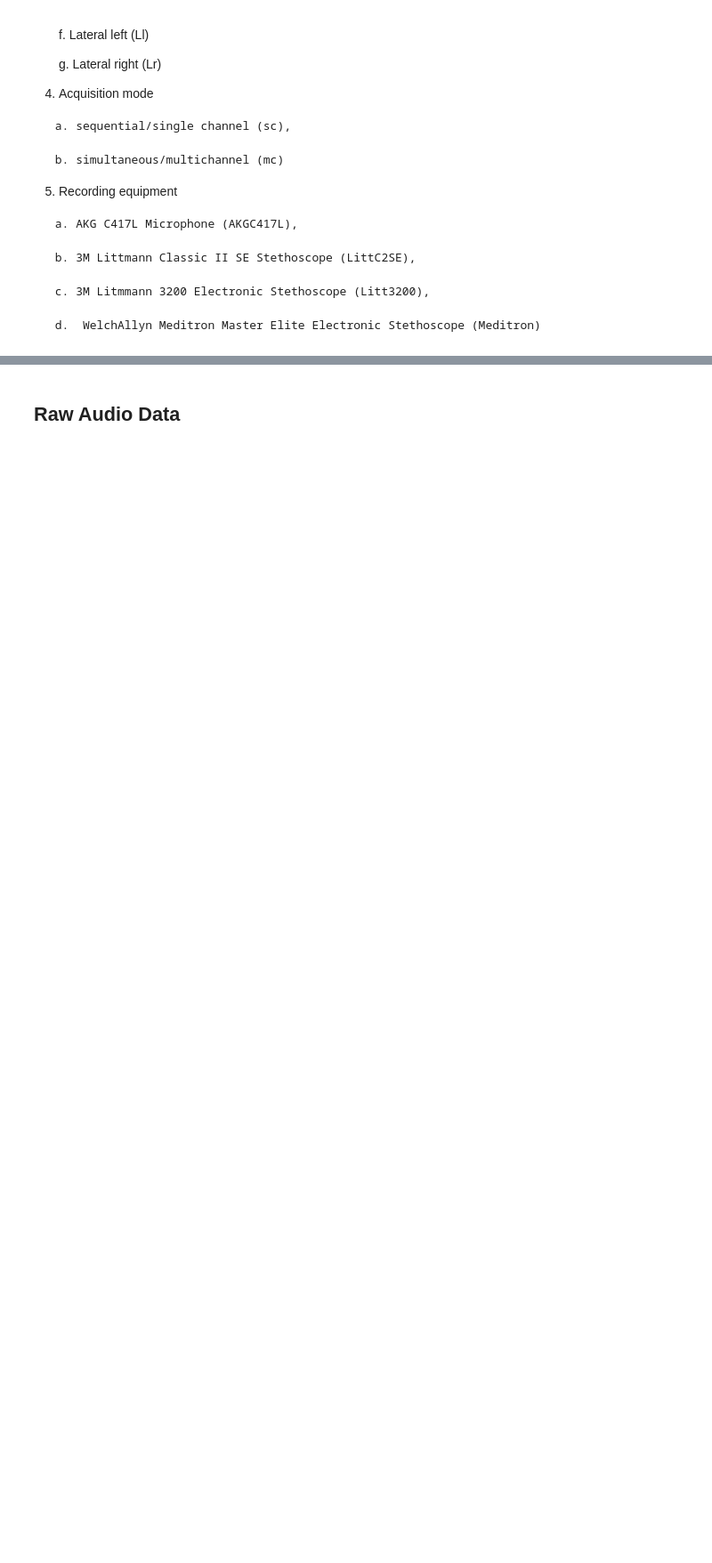
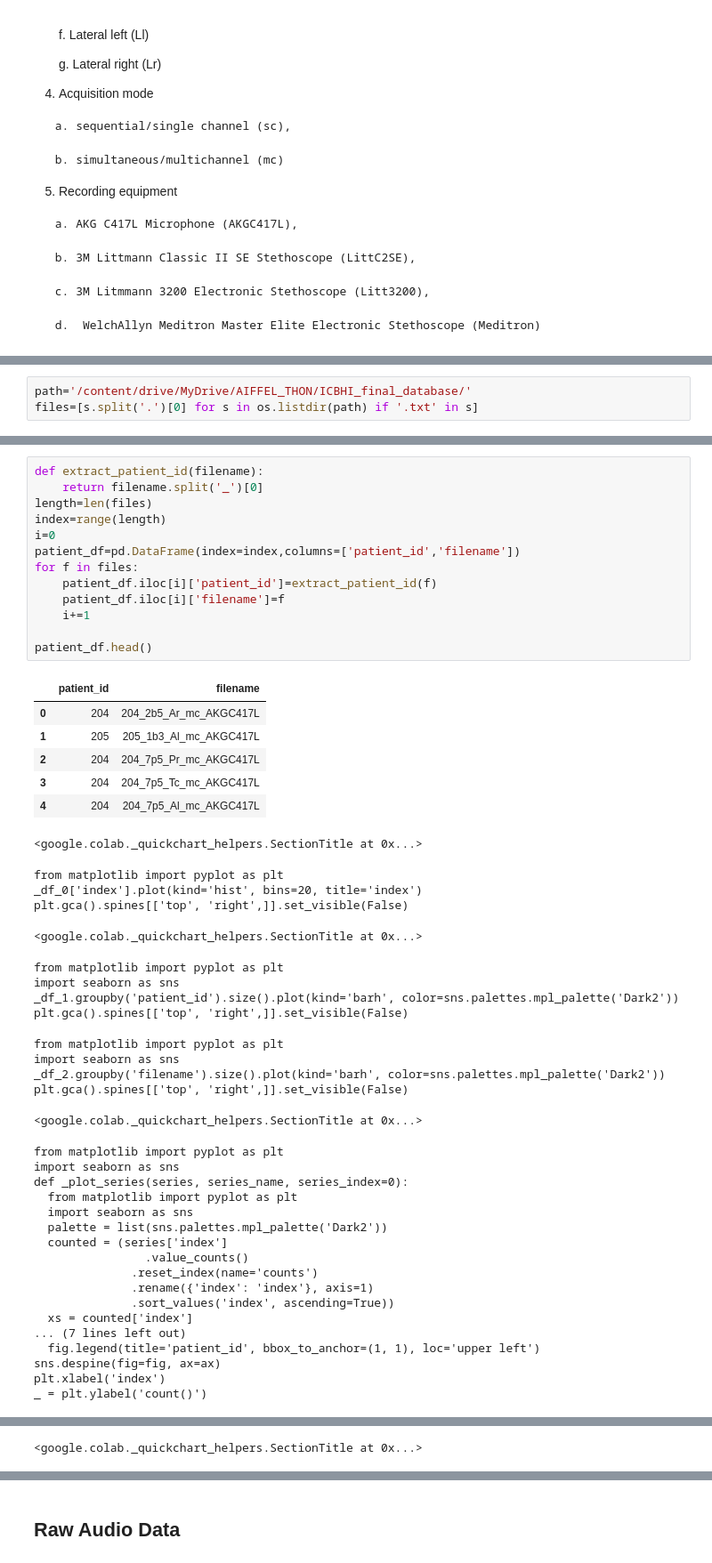
Before and after one commit to team-Sogaksa/Respiratory_CL, a Jupyter notebook: data/icbhi_data_eda.ipynb, the cells around one changed output, grey strips where cells are left out. Shown at 89% size. Cells and saved outputs as stored; diff of their text form; blank space fills up the shorter version.

```diff
--- a/data/icbhi_data_eda.ipynb
+++ b/data/icbhi_data_eda.ipynb
@@ -46,0 +96,3 @@ import pandas as pd
+# %%
+path='/content/drive/MyDrive/AIFFEL_THON/ICBHI_final_database/'
+files=[s.split('.')[0] for s in os.listdir(path) if '.txt' in s]
@@ -46,0 +112,51 @@ import pandas as pd
+# %%
+def extract_patient_id(filename):
+    return filename.split('_')[0]
+length=len(files)
+index=range(length)
+i=0
+patient_df=pd.DataFrame(index=index,columns=['patient_id','filename'])
+for f in files:
+    patient_df.iloc[i]['patient_id']=extract_patient_id(f)
+    patient_df.iloc[i]['filename']=f
+    i+=1
+
+patient_df.head()
+# %% [output]
+|  | patient_id | filename |
+| 0 | 204 | 204_2b5_Ar_mc_AKGC417L |
+| 1 | 205 | 205_1b3_Al_mc_AKGC417L |
+| 2 | 204 | 204_7p5_Pr_mc_AKGC417L |
+| 3 | 204 | 204_7p5_Tc_mc_AKGC417L |
+| 4 | 204 | 204_7p5_Al_mc_AKGC417L |
+<google.colab._quickchart_helpers.SectionTitle at 0x...>
+from matplotlib import pyplot as plt
+_df_0['index'].plot(kind='hist', bins=20, title='index')
+plt.gca().spines[['top', 'right',]].set_visible(False)
+<google.colab._quickchart_helpers.SectionTitle at 0x...>
+from matplotlib import pyplot as plt
+import seaborn as sns
+_df_1.groupby('patient_id').size().plot(kind='barh', color=sns.palettes.mpl_palette('Dark2'))
+plt.gca().spines[['top', 'right',]].set_visible(False)
+from matplotlib import pyplot as plt
+import seaborn as sns
+_df_2.groupby('filename').size().plot(kind='barh', color=sns.palettes.mpl_palette('Dark2'))
+plt.gca().spines[['top', 'right',]].set_visible(False)
+<google.colab._quickchart_helpers.SectionTitle at 0x...>
+from matplotlib import pyplot as plt
+import seaborn as sns
+def _plot_series(series, series_name, series_index=0):
+  from matplotlib import pyplot as plt
+  import seaborn as sns
+  palette = list(sns.palettes.mpl_palette('Dark2'))
+  counted = (series['index']
+                .value_counts()
+              .reset_index(name='counts')
+              .rename({'index': 'index'}, axis=1)
+              .sort_values('index', ascending=True))
+  xs = counted['index']
+... (7 lines left out)
+  fig.legend(title='patient_id', bbox_to_anchor=(1, 1), loc='upper left')
+sns.despine(fig=fig, ax=ax)
+plt.xlabel('index')
+_ = plt.ylabel('count()')
@@ -46,0 +180 @@ import pandas as pd
+<google.colab._quickchart_helpers.SectionTitle at 0x...>
```
Also changed, not shown: parts of 11 cells of this notebook.
